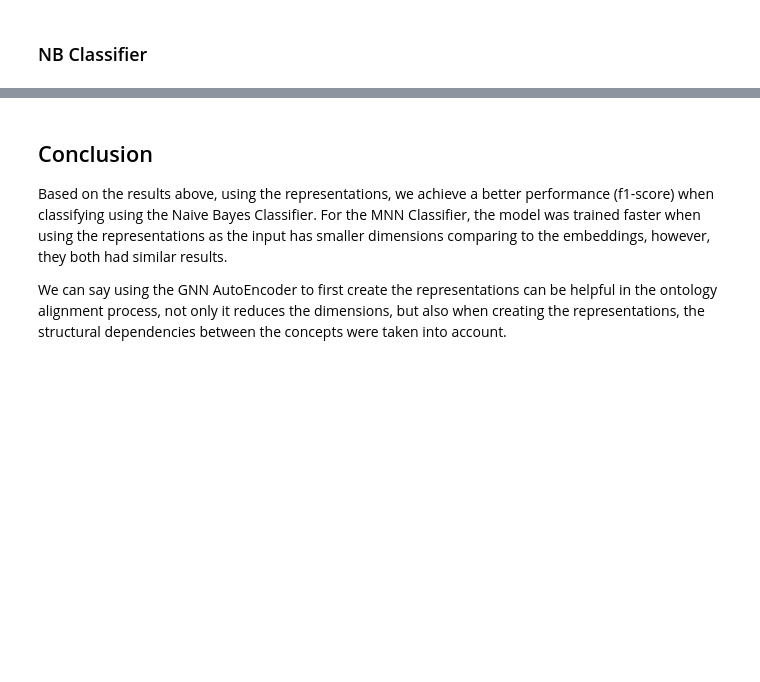
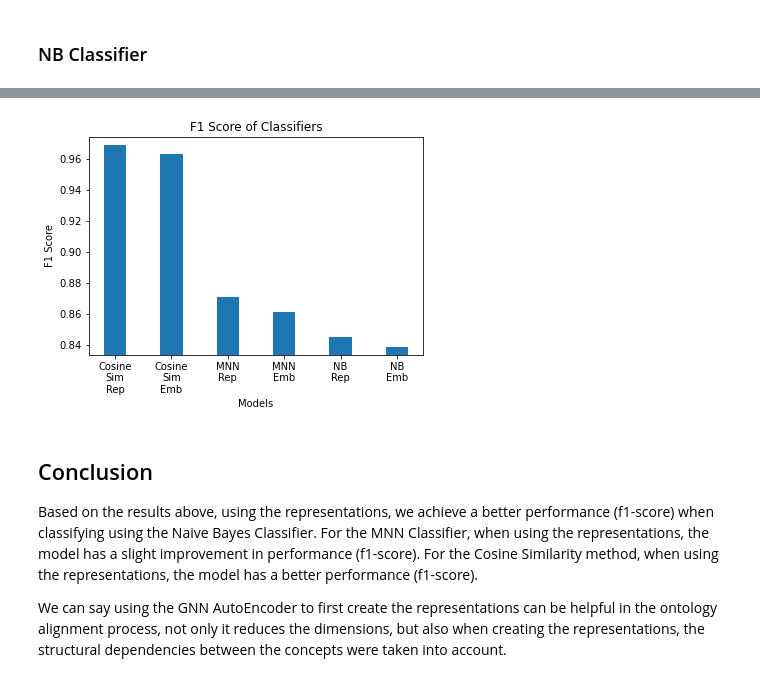
Before and after one commit to hi-rad/ontology-alignment-project, a Jupyter notebook: training_classifier.ipynb, the cells around one changed output, grey strips where cells are left out. Cells and saved outputs as stored; diff of their text form; code cells hidden in the pictures; blank space fills up the shorter version.

```diff
--- a/training_classifier.ipynb
+++ b/training_classifier.ipynb
@@ -342,5 +463,29 @@ weighted avg       0.85      0.84      0.84      2123
+# %%
+rep_mnn_f1 = f1_score(rep_test_true_classes, rep_test_predicted_classes)
+emb_mnn_f1 = f1_score(emb_test_true_classes, emb_test_predicted_classes)
+rep_nb_f1 = f1_score(rep_y_test, rep_y_pred)
+emb_nb_f1 = f1_score(emd_y_test, emd_y_pred)
+rep_sim_f1 = f1_score(true_values, rep_sim_pred_values)
+emb_sim_f1 = f1_score(true_values, emb_sim_pred_values)
+
+x_bar = ['Cosine\nSim\nRep', 'Cosine\nSim\nEmb', 'MNN\nRep','MNN\nEmb','NB\nRep','NB\nEmb']
+y_bar = [rep_sim_f1, emb_sim_f1, rep_mnn_f1, emb_mnn_f1, rep_nb_f1, emb_nb_f1]
+
+X_axis = np.arange(len(x_bar))
+
+plt.bar(x_bar, y_bar, 0.4)
+plt.ylim(top=(max(y_bar)+0.005))
+plt.ylim(bottom=(min(y_bar)-0.005))
+plt.xticks(X_axis, x_bar)
+plt.xlabel("Models")
+plt.ylabel("F1 Score")
+plt.title("F1 Score of Classifiers")
+plt.savefig(pjoin(cwd, 'data', 'methods_f1_score_comparison'))
+plt.show()
+# %% [output]
+[figure, added]
 # %% [markdown]
 ## Conclusion
-Based on the results above, using the representations, we achieve a better performance (f1-score) when classifying using the Naive Bayes Classifier. For the MNN Classifier, the model was trained faster when using the representations as the input has smaller dimensions comparing to the embeddings, however, they both had similar results.
+Based on the results above, using the representations, we achieve a better performance (f1-score) when classifying using the Naive Bayes Classifier. For the MNN Classifier, when using the representations, the model has a slight improvement in performance (f1-score). For the Cosine Similarity method, when using the representations, the model has a better performance (f1-score).
 
 We can say using the GNN AutoEncoder to first create the representations can be helpful in the ontology alignment process, not only it reduces the dimensions, but also when creating the representations, the structural dependencies between the concepts were taken into account.
```
Also changed, not shown: parts of 20 cells of this notebook, 10 other files.
